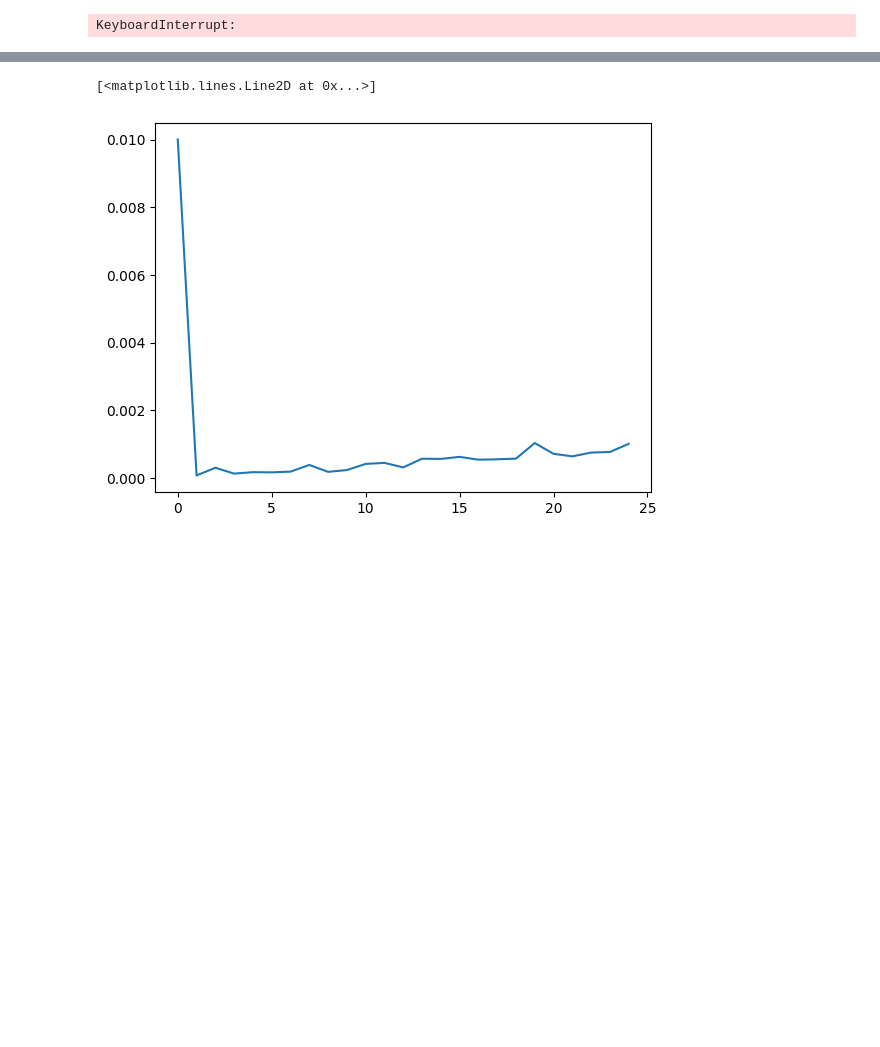
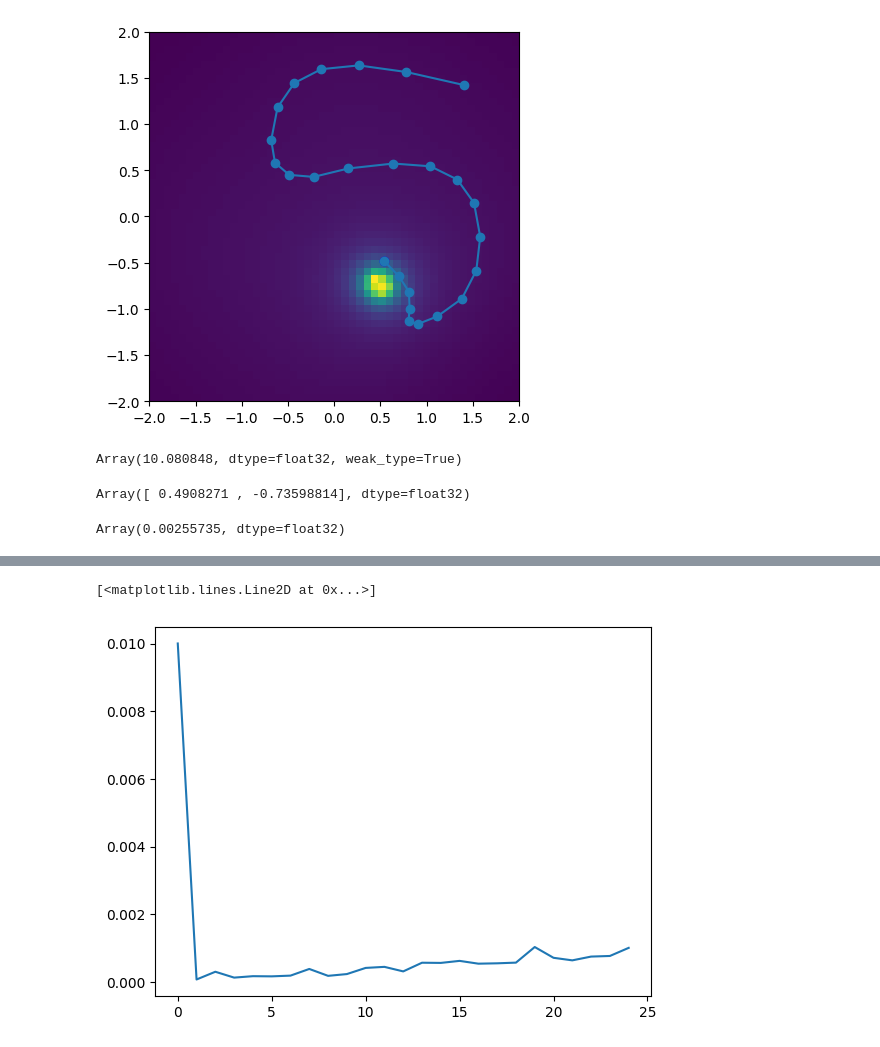
Before and after one commit to ialab-yale/time_optimal_ergodic_search, a Jupyter notebook: experiments/time_varying_search/receding_horizon.ipynb, the cells around one changed output, grey strips where cells are left out. Cells and saved outputs as stored; diff of their text form; code cells hidden in the pictures; blank space fills up the shorter version.

```diff
--- a/experiments/time_varying_search/receding_horizon.ipynb
+++ b/experiments/time_varying_search/receding_horizon.ipynb
@@ -126,7 +126,7 @@ class TimeOptErgodicPlanner(object):
         return self.solver.get_solution()
 # %%
 args = {
-    'N' : 25,
+    'N' : 50,
     'x0' : np.array([0., 0.1, 0.,0.]),
     'xf' : np.array([.9, .9, 0., 0.]),
     'erg_ub' : 0.1,
@@ -151,44 +151,59 @@ _robot_state = np.array(args['x0'])
 dt_list = []
 
 t_lap = 0
-
 _percent_max = 0.01
 unif_phik = get_phik(target_distribution.evals, planner.basis)
 args.update({'erg_ub' : _percent_max*planner.erg_metric(unif_phik, 2*unif_phik)})
 erg_up_log.append(args['erg_ub'])
-for _ in range(200):
+
+t_max = 10
+while planner._ck_dynamics._t_curr < t_max:
     planner.solver.reset()
     sol = planner.update_plan(args)
     _dt = sol['tf']/args['N']
     t_lap = t_lap + _dt
     dt_list.append(_dt)
     _robot_state = _robot_state + _dt * robot.dfdt(_robot_state, sol['u'][0])
     print(_robot_state, sol['x'][1])
     planner._ck_dynamics.step(_robot_state, _dt)
     args.update({
         'x0': _robot_state,
         'ck_state' : planner._ck_dynamics._ck_state,
         't_curr' : planner._ck_dynamics._t_curr
     })
     if t_lap > 0:
-        _y = meas_model(_true_p, _robot_state[:2]) + onp.random.normal(0., 0.2)
+        _y = meas_model(_true_p, _robot_state[:2]) + onp.random.normal(0., 0.02)
         # _y_distract = meas_model(_robot_state[:2], _distractor_p) + onp.random.uniform(0., 0.1)
         target_distribution.update_prior(_robot_state[:2], _y)
         # target_distribution.update_prior(_robot_state[:2], _y_distract)
         _fish_evals = target_distribution.update_eid()
         args.update({
             'phik' : get_phik(_fish_evals, planner.basis)
         })
         args.update({'erg_ub' : _percent_max*planner.erg_metric(unif_phik, 2*args['phik'])})
         t_lap = 0
         erg_up_log.append(args['erg_ub'])
-
+    (mean, var) = target_distribution.get_mean_var()
+    if np.linalg.det(var) < 1e-3:
+        break
     clear_output(wait=True)
     target_distribution.plot_eid()
     # target_distribution.plot_prior()
     # planner._ck_dynamics.plot_ck()
     plt.plot(sol['x'][0,0], sol['x'][0,1], 'bo')
     plt.plot(sol['x'][:,0], sol['x'][:,1], '-o')
     plt.show()
 # %% [output]
-KeyboardInterrupt:
+[figure, added]
+# %%
+planner._ck_dynamics._t_curr
+# %% [output]
+Array(10.080848, dtype=float32, weak_type=True)
+# %%
+mean
+# %% [output]
+Array([ 0.4908271 , -0.73598814], dtype=float32)
+# %%
+np.linalg.det(var)
+# %% [output]
+Array(0.00255735, dtype=float32)
```
Also changed, not shown: parts of 1 cell of this notebook, 3 other files.
